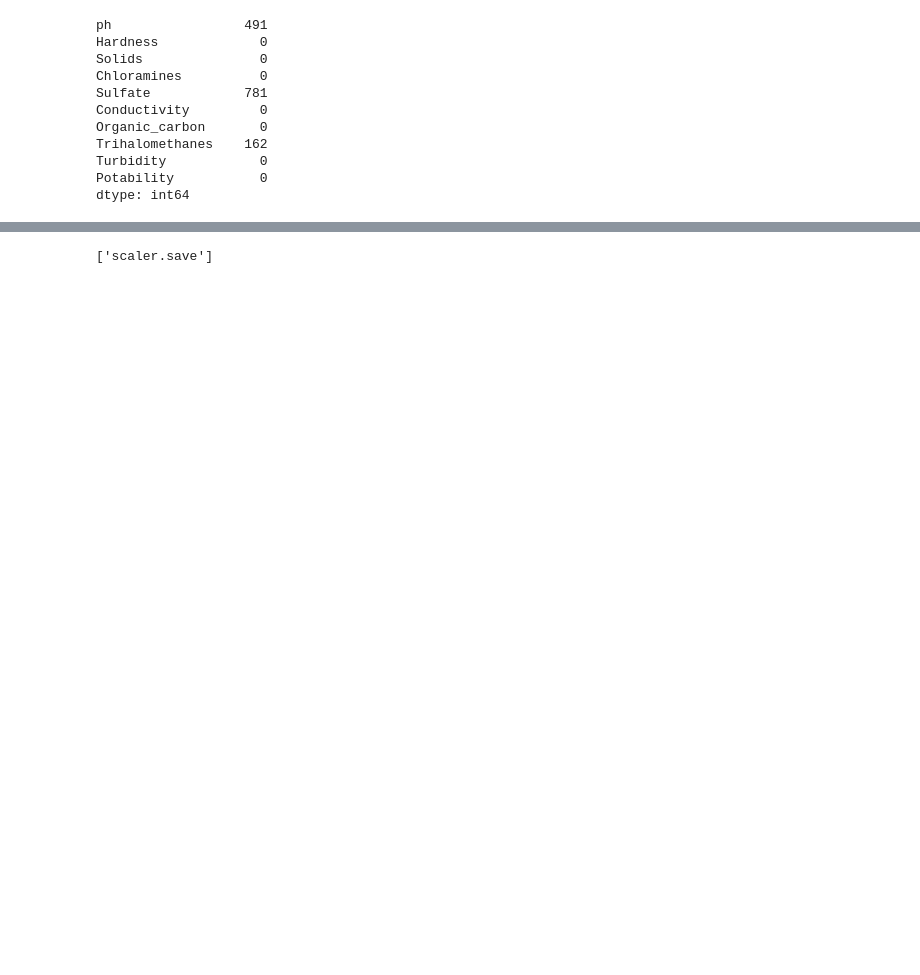
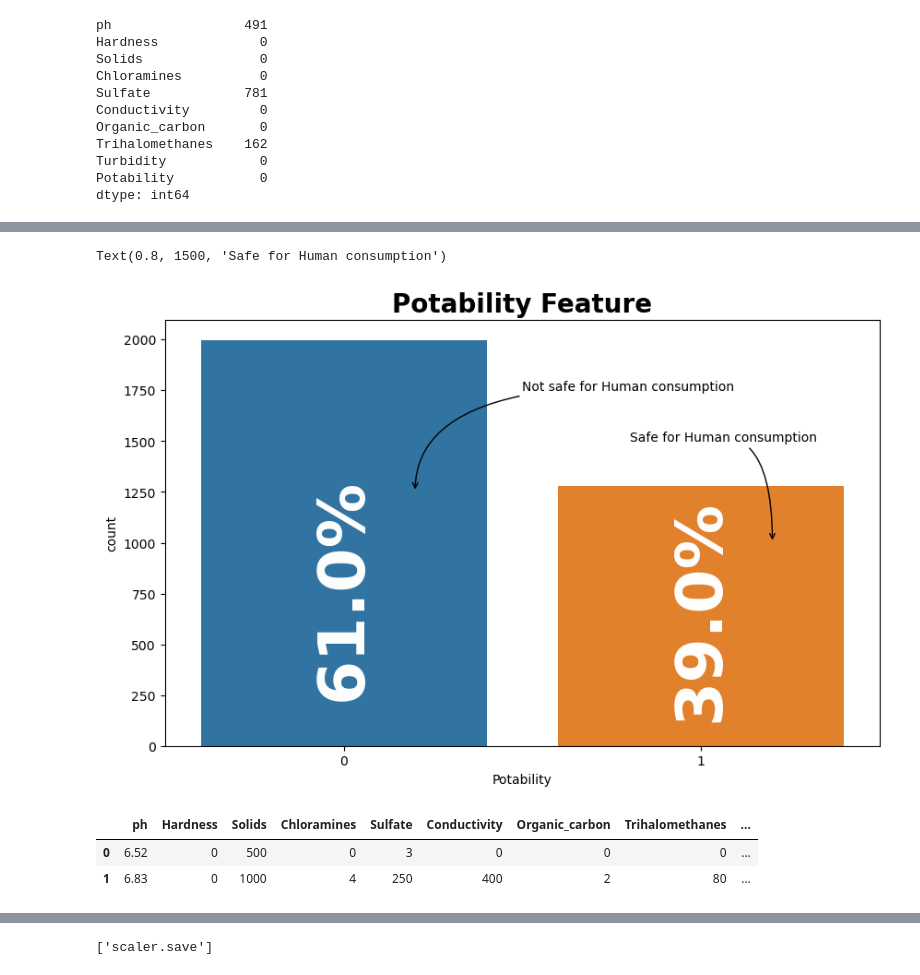
Before and after one commit to Haidir1/UAS-Kelompok-5, a Jupyter notebook: water_potability.ipynb, the cells around one changed output, grey strips where cells are left out. Drawn from its saved outputs; the diff is of its cells as text; code cells hidden in the pictures; blank space fills up the shorter version.

```diff
--- a/water_potability.ipynb
+++ b/water_potability.ipynb
@@ -62,0 +56,2 @@ print(f"1 : {round(1278 /3276 * 100 , 2)}")
+# %%
+df['Potability']=df['Potability'].astype('category')
@@ -85,3 +105,0 @@ Trihalomethanes : 4.95%
-# %%
-for feature in df.columns:
-    df[feature].fillna(df[feature].median() , inplace = True)
@@ -133,3 +105,0 @@ dtype: float64
-# %%
-df = df[~((df < (Q1 - 1.5 * IQR)) |(df > (Q3 + 1.5 * IQR))).any(axis=1)]
-df.shape
@@ -284,0 +124,5 @@ Confusion matrix of Support vector Machine :
+# %%
+#Mengganti nilai null berdasarkan rata-rata grup/sampel
+df['ph']=df['ph'].fillna(df.groupby(['Potability'])['ph'].transform('mean'))
+df['Sulfate']=df['Sulfate'].fillna(df.groupby(['Potability'])['Sulfate'].transform('mean'))
+df['Trihalomethanes']=df['Trihalomethanes'].fillna(df.groupby(['Potability'])['Trihalomethanes'].transform('mean'))
@@ -284,0 +143,18 @@ Confusion matrix of Support vector Machine :
+# %%
+#Menge-cek target
+fig = plt.figure(figsize=(10,6))
+ax=sns.countplot(data=df, x='Potability')
+for i in ax.patches:
+    ax.text(x=i.get_x()+i.get_width()/2, y=i.get_height()/7, s=f"{np.round(i.get_height()/len(df)*100,0)}%", ha='center', size=50, weight='bold', rotation=90, color='white')
+plt.title("Potability Feature", size=20, weight='bold')
+plt.annotate(text="Not safe for Human consumption", xytext=(0.5,1750),xy=(0.2,1250), arrowprops =dict(arrowstyle="->", color='black', connectionstyle="angle3,angleA=0,angleB=90"), color='black')
+plt.annotate(text="Safe for Human consumption", xytext=(0.8,1500),xy=(1.2,1000), arrowprops =dict(arrowstyle="->", color='black',  connectionstyle="angle3,angleA=0,angleB=90"), color='black')
+# %% [output]
+Text(0.8, 1500, 'Safe for Human consumption')
+[figure, added]
+# %%
+limit
+# %% [output]
+|  | ph | Hardness | Solids | Chloramines | Sulfate | Conductivity | Organic_carbon | Trihalomethanes | ... |
+| 0 | 6.52 | 0 | 500 | 0 | 3 | 0 | 0 | 0 | ... |
+| 1 | 6.83 | 0 | 1000 | 4 | 250 | 400 | 2 | 80 | ... |
```
Also changed, not shown: parts of 37 cells of this notebook, 2 other files.
